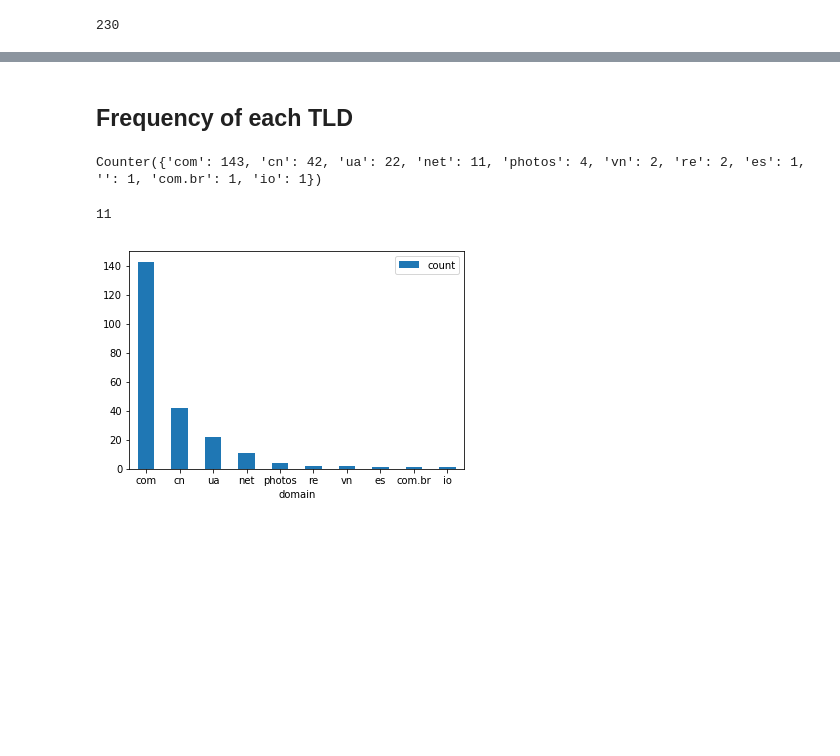
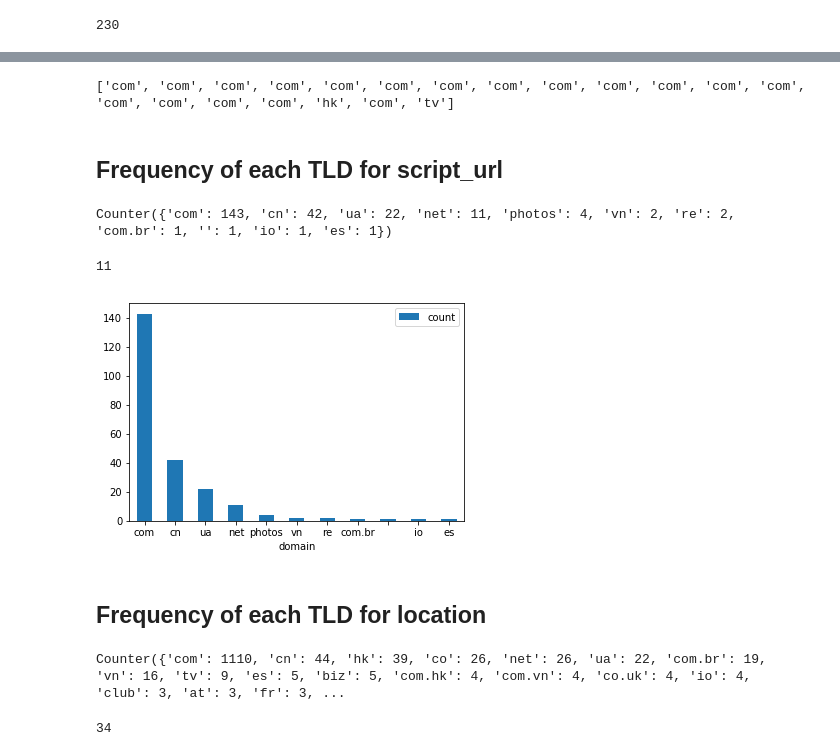
Before and after one commit to mozilla/Overscripted-Data-Analysis-Challenge, a Jupyter notebook: analyses/2019_03_soumya_analysis_outreachy/2019_03_soumya_TlD_analysis/WebRTCFingerprintingTLD.ipynb, the cells around one changed output, grey strips where cells are left out. Drawn from its saved outputs; the diff is of its cells as text; code cells hidden in the pictures; blank space fills up the shorter version.

```diff
--- a/analyses/2019_03_soumya_analysis_outreachy/2019_03_soumya_TlD_analysis/WebRTCFingerprintingTLD.ipynb
+++ b/analyses/2019_03_soumya_analysis_outreachy/2019_03_soumya_TlD_analysis/WebRTCFingerprintingTLD.ipynb
@@ -160,0 +171,3 @@ webrtc_fp_urls[0:5]
+# %%
+location=locs.compute()
+location[0:10]
@@ -193,9 +223,18 @@ len(webrtc_fp_urls)
+# %%
+opsuffix_locs=[]
+opurls_locs=[]
+for i in range(len(locs)):
+    opurls_locs.append(tldextract.extract(location[i]))
+    opsuffix_locs.append(opurls_locs[i].suffix)
+print(opsuffix_locs[0:20])
+# %% [output]
+['com', 'com', 'com', 'com', 'com', 'com', 'com', 'com', 'com', 'com', 'com', 'com', 'com', 'com', 'com', 'com', 'com', 'hk', 'com', 'tv']
 # %% [markdown]
-## Frequency of each TLD
+## Frequency of each TLD for script_url
 # %%
 import collections
 for i in range(len(opsuffix)):
-    counter=collections.Counter(opsuffix)
-print(counter)
+    counter_script_url=collections.Counter(opsuffix)
+print(counter_script_url)
 # %% [output]
-Counter({'com': 143, 'cn': 42, 'ua': 22, 'net': 11, 'photos': 4, 'vn': 2, 're': 2, 'es': 1, '': 1, 'com.br': 1, 'io': 1})
+Counter({'com': 143, 'cn': 42, 'ua': 22, 'net': 11, 'photos': 4, 'vn': 2, 're': 2, 'com.br': 1, '': 1, 'io': 1, 'es': 1})
@@ -204,8 +247,23 @@ len(counter)
 # %% [output]
 11
-# %%
-import pandas as pd
-dfplot = pd.DataFrame({'domain':['com','cn','ua','net', 'photos','re','vn','es','com.br','io'], 'count':[143,42,22,11,4,2,2,1,1,1]})
-ax = dfplot.plot.bar(x='domain', y='count', rot=0)
-# %% [output]
-[figure, removed]
+# %%
+# Arange in descending order
+c=Counter(counter_script_url)
+counter_script_url=dict(c.most_common())
+
+#Convert to list for plotting
+domain=list(counter_script_url.keys())
+count=list(counter_script_url.values())
+
+dfplot = pd.DataFrame({'domain':domain, 'count':count})
+ax = dfplot.plot.bar(x='domain', y='count', rot=0)
+# %% [output]
+[figure, added]
+# %% [markdown]
+## Frequency of each TLD for location
+# %%
+for i in range(len(locs)):
+    counter_location=collections.Counter(opsuffix_locs)
+print(counter_location)
+# %% [output]
+Counter({'com': 1110, 'cn': 44, 'hk': 39, 'co': 26, 'net': 26, 'ua': 22, 'com.br': 19, 'vn': 16, 'tv': 9, 'es': 5, 'biz': 5, 'com.hk': 4, 'com.vn': 4, 'co.uk': 4, 'io': 4, 'club': 3, 'at': 3, 'fr': 3, ...
@@ -211,0 +274,4 @@ ax = dfplot.plot.bar(x='domain', y='count', rot=0)
+# %%
+len(counter_location)
+# %% [output]
+34
```
Also changed, not shown: parts of 16 cells of this notebook, 2 other files.
